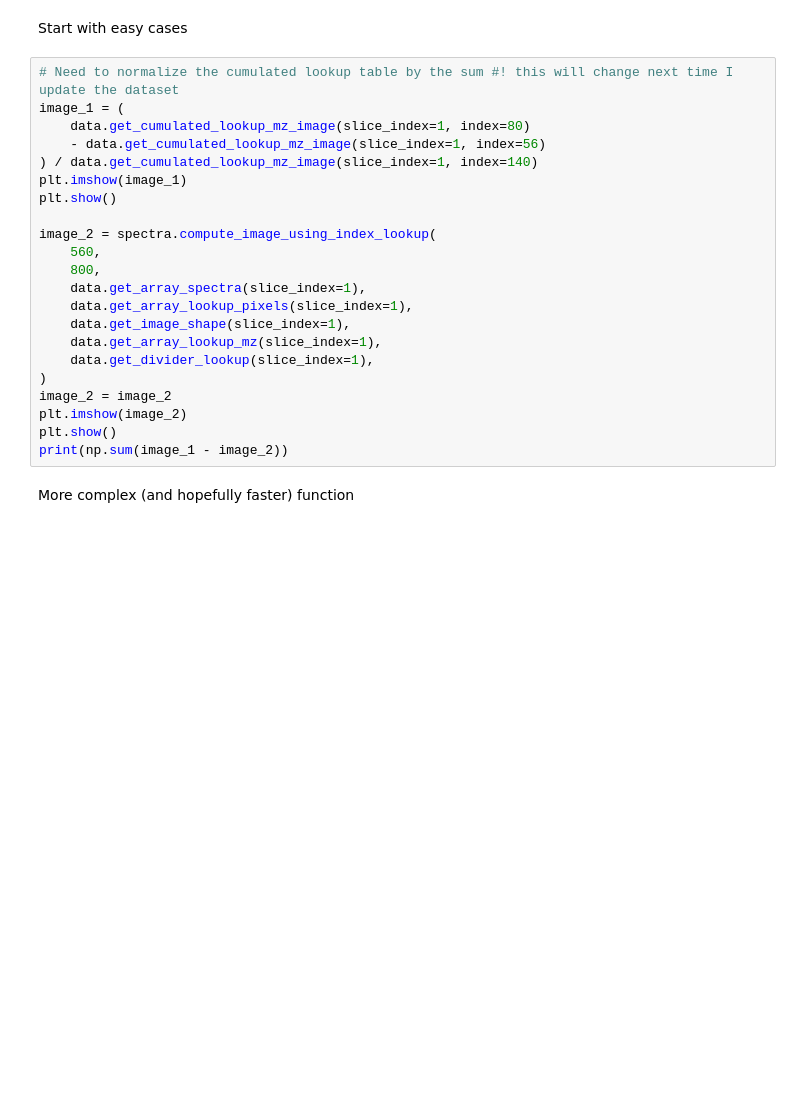
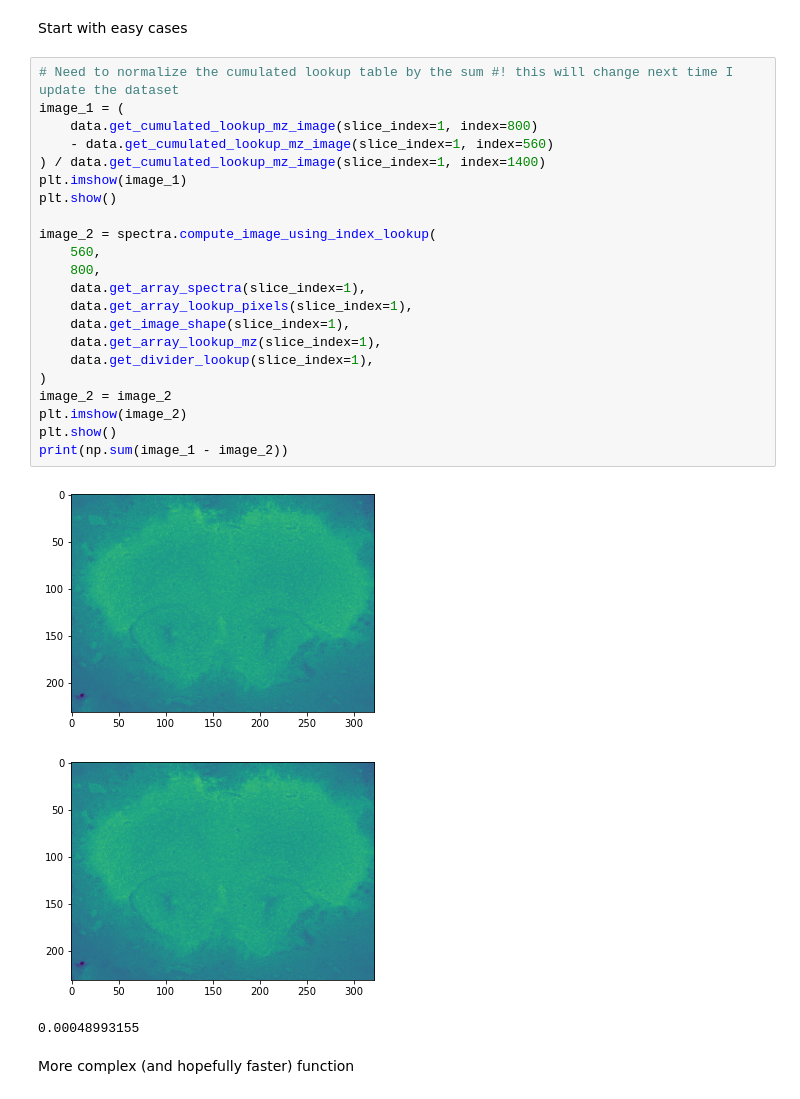
Before and after one commit to ColasDroin/lbae, a Jupyter notebook: notebooks/local/test_functions_TODO copy.ipynb, the cells around one changed output. Saved outputs shown, nothing was run; the diff lists cells and outputs as text; blank space fills up the shorter version.

```diff
--- a/notebooks/local/test_functions_TODO copy.ipynb
+++ b/notebooks/local/test_functions_TODO copy.ipynb
@@ -161,25 +205,29 @@ Start with easy cases
 # %%
 # Need to normalize the cumulated lookup table by the sum #! this will change next time I update the dataset
 image_1 = (
-    data.get_cumulated_lookup_mz_image(slice_index=1, index=80)
-    - data.get_cumulated_lookup_mz_image(slice_index=1, index=56)
-) / data.get_cumulated_lookup_mz_image(slice_index=1, index=140)
+    data.get_cumulated_lookup_mz_image(slice_index=1, index=800)
+    - data.get_cumulated_lookup_mz_image(slice_index=1, index=560)
+) / data.get_cumulated_lookup_mz_image(slice_index=1, index=1400)
 plt.imshow(image_1)
 plt.show()
 
 image_2 = spectra.compute_image_using_index_lookup(
     560,
     800,
     data.get_array_spectra(slice_index=1),
     data.get_array_lookup_pixels(slice_index=1),
     data.get_image_shape(slice_index=1),
     data.get_array_lookup_mz(slice_index=1),
     data.get_divider_lookup(slice_index=1),
 )
 image_2 = image_2
 plt.imshow(image_2)
 plt.show()
 print(np.sum(image_1 - image_2))
+# %% [output]
+[figure, added]
+[figure, added]
+0.00048993155
 # %% [markdown]
 More complex (and hopefully faster) function
 # %%
```
Also changed, not shown: parts of 5 cells of this notebook, 7 other files.
